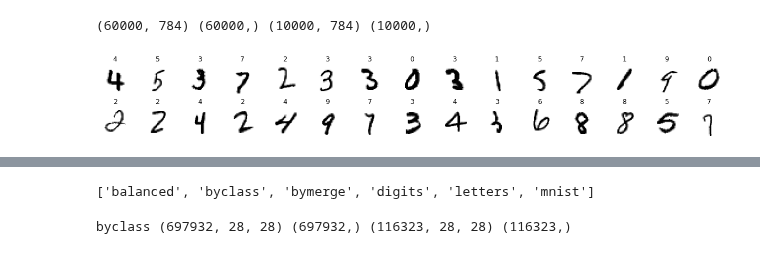
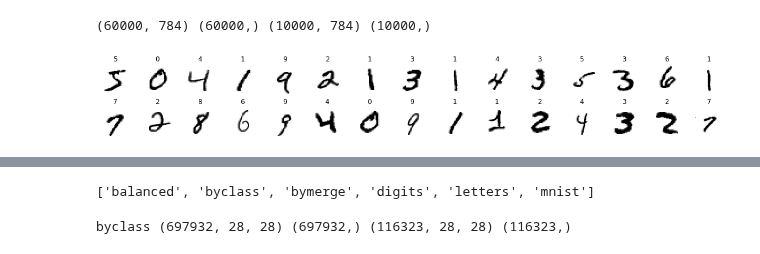
Before and after one commit to AlfonsJ/PML1, a Jupyter notebook: T01 Introducción/1.5 Datos/1.5.1 Algunos conjuntos de imágenes comunes.ipynb, the cells around one changed output, grey strips where cells are left out. Cells and saved outputs as stored; diff of their text form; code cells hidden in the pictures.

```diff
--- a/T01 Introducción/1.5 Datos/1.5.1 Algunos conjuntos de imágenes comunes.ipynb
+++ b/T01 Introducción/1.5 Datos/1.5.1 Algunos conjuntos de imágenes comunes.ipynb
@@ -9,17 +10,17 @@ import numpy as np
 from sklearn.datasets import fetch_openml
 from sklearn.model_selection import train_test_split
 mnist_784_X, mnist_784_y = fetch_openml('mnist_784', version=1, return_X_y=True, as_frame=False)
-mnist_784_X = mnist_784_X.astype(np.float32); mnist_784_y = mnist_784_y.astype(np.uint8)
-x_train, x_test, y_train, y_test  = train_test_split(mnist_784_X, mnist_784_y, test_size=10000, random_state=1)
+x_train = mnist_784_X[:60000].astype(np.float32); y_train = mnist_784_y[:60000].astype(np.uint8)
+x_test = mnist_784_X[60000:].astype(np.float32); y_test = mnist_784_y[60000:].astype(np.uint8)
 print(x_train.shape, y_train.shape, x_test.shape, y_test.shape)
 # %% [output]
 (60000, 784) (60000,) (10000, 784) (10000,)
 # %%
 import matplotlib.pyplot as plt
 nrows = 2; ncols = 15
 _, axs = plt.subplots(nrows=nrows, ncols=ncols, figsize=(16, 16*nrows/ncols), constrained_layout=True)
-for ax, xn, yn in zip(axs.flat, x_train, y_train):
-    ax.set_axis_off(); image = xn.reshape(28, 28); ax.set_title(yn)
+for ax, x, y in zip(axs.flat, x_train, y_train):
+    ax.set_axis_off(); image = x.reshape(28, 28); ax.set_title(y)
     ax.imshow(image, cmap=plt.cm.gray_r, interpolation="none")
 # %% [output]
-[figure, old version]
+[figure, new version]
```
Also changed, not shown: parts of 4 cells of this notebook.
